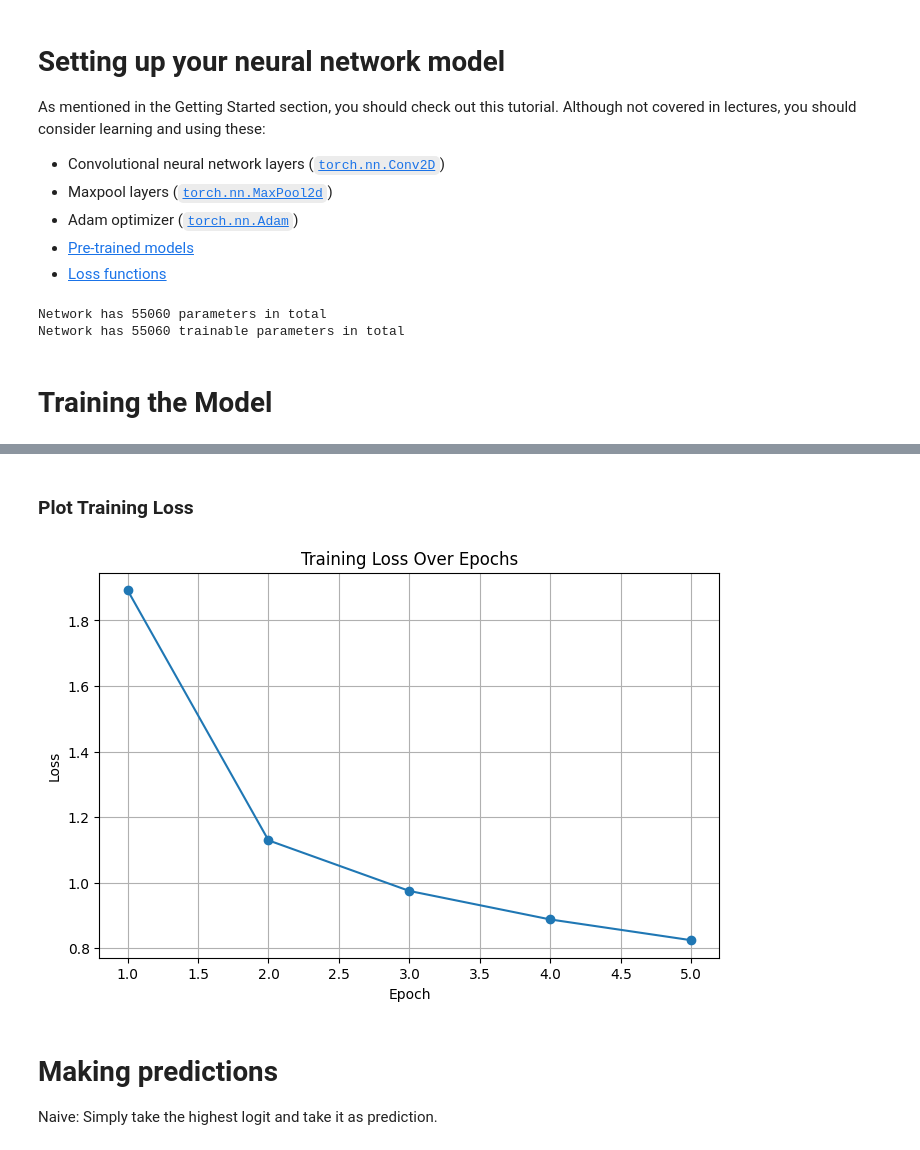
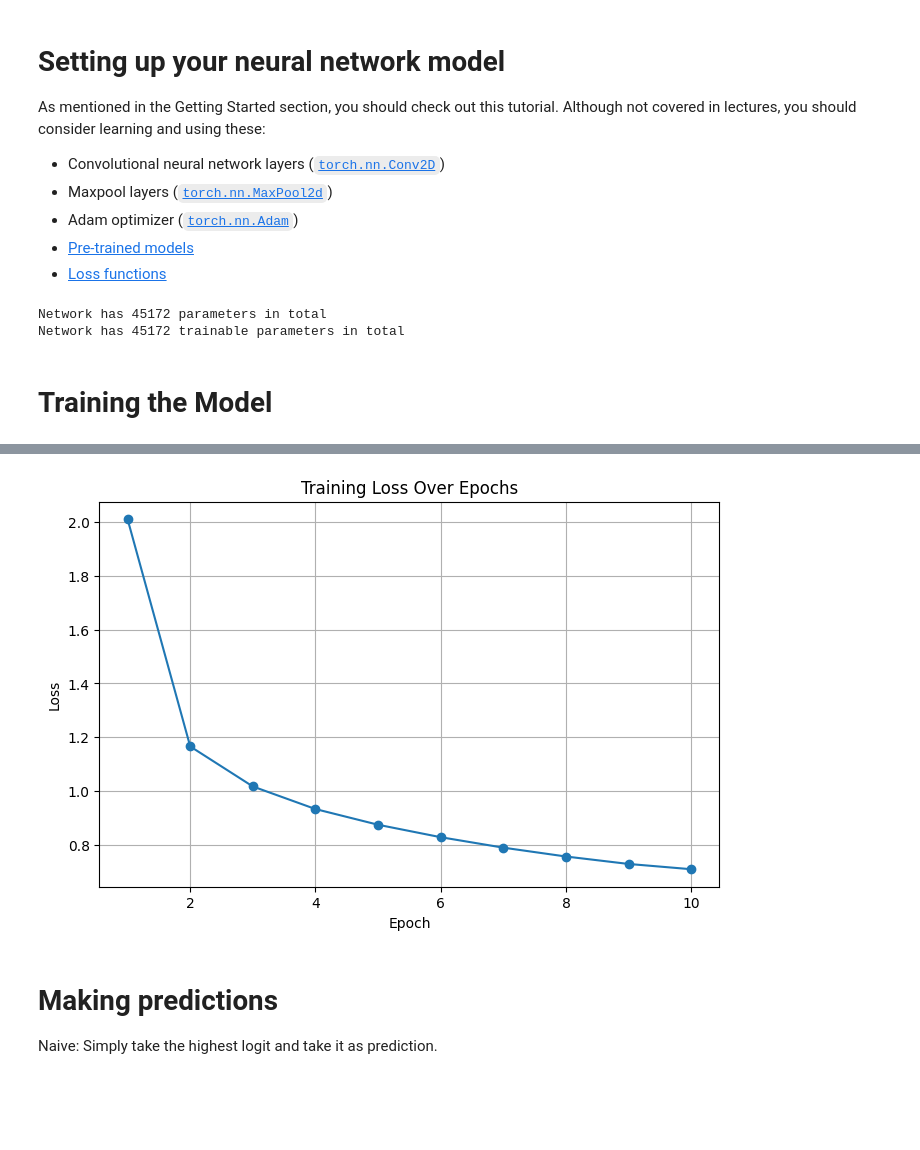
Before and after one commit to ItsMeNengYi/CS4243-mini-project, a Jupyter notebook: ze-hao_char_identification_model_training.ipynb, the cells around one changed output, grey strips where cells are left out. Drawn from its saved outputs; the diff is of its cells as text; code cells hidden in the pictures; blank space fills up the shorter version.

```diff
--- a/ze-hao_char_identification_model_training.ipynb
+++ b/ze-hao_char_identification_model_training.ipynb
@@ -214,8 +165,8 @@ class Model(nn.Module):
         self.pool = nn.MaxPool2d(2, 2)
         self.conv2 = nn.Conv2d(16, 16, 3)
 
-        self.fc1 = nn.Linear(16 * 7 * 7, 64)
-        self.fc2 = nn.Linear(64, num_classes)
+        self.fc1 = nn.Linear(16 * 9 * 9, 32)
+        self.fc2 = nn.Linear(32, num_classes)
 
     def forward(self, x):
         x = self.pool(F.relu(self.conv1(x))) # Conv layer -> Relu -> Maxpool
@@ -238,8 +189,8 @@ def count_params(net, trainable=False):
 print(F'Network has {count_params(net, trainable=False)} parameters in total')
 print(F'Network has {count_params(net, trainable=True)} trainable parameters in total')
 # %% [output]
-Network has 55060 parameters in total
-Network has 55060 trainable parameters in total
+Network has 45172 parameters in total
+Network has 45172 trainable parameters in total
 # %% [markdown]
 # Training the Model
 # %%
@@ -247,7 +198,7 @@ from tqdm import tqdm # for a progress bar
 
 criterion = nn.CrossEntropyLoss()
 optimizer = torch.optim.Adam(net.parameters())
-num_epochs = 30
+num_epochs = 10
 
 epoch_losses = []  # store loss for each epoch
 
@@ -273,4 +224,13 @@ for epoch in range(num_epochs):
     avg_loss = running_loss / len(train_dataloader)
     print(f"Epoch [{epoch+1}/{num_epochs}] - Loss: {avg_loss:.4f}")
     epoch_losses.append(avg_loss)
+
+# Plot training loss
+plt.figure(figsize=(8, 5))
+plt.plot(range(1, num_epochs + 1), epoch_losses, marker='o')
+plt.title("Training Loss Over Epochs")
+plt.xlabel("Epoch")
+plt.ylabel("Loss")
+plt.grid(True)
+plt.show()
 # %% [output]
@@ -282,16 +247,4 @@ Epoch [5/5] - Loss: 0.8249
+[figure, added]
-# %% [markdown]
-### Plot Training Loss
-# %%
-# Plot training loss
-plt.figure(figsize=(8, 5))
-plt.plot(range(1, num_epochs + 1), epoch_losses, marker='o')
-plt.title("Training Loss Over Epochs")
-plt.xlabel("Epoch")
-plt.ylabel("Loss")
-plt.grid(True)
-plt.show()
-# %% [output]
-[figure, removed]
 # %% [markdown]
 # Making predictions
 Naive: Simply take the highest logit and take it as prediction.
```
Also changed, not shown: parts of 9 cells of this notebook, 2 other files.
